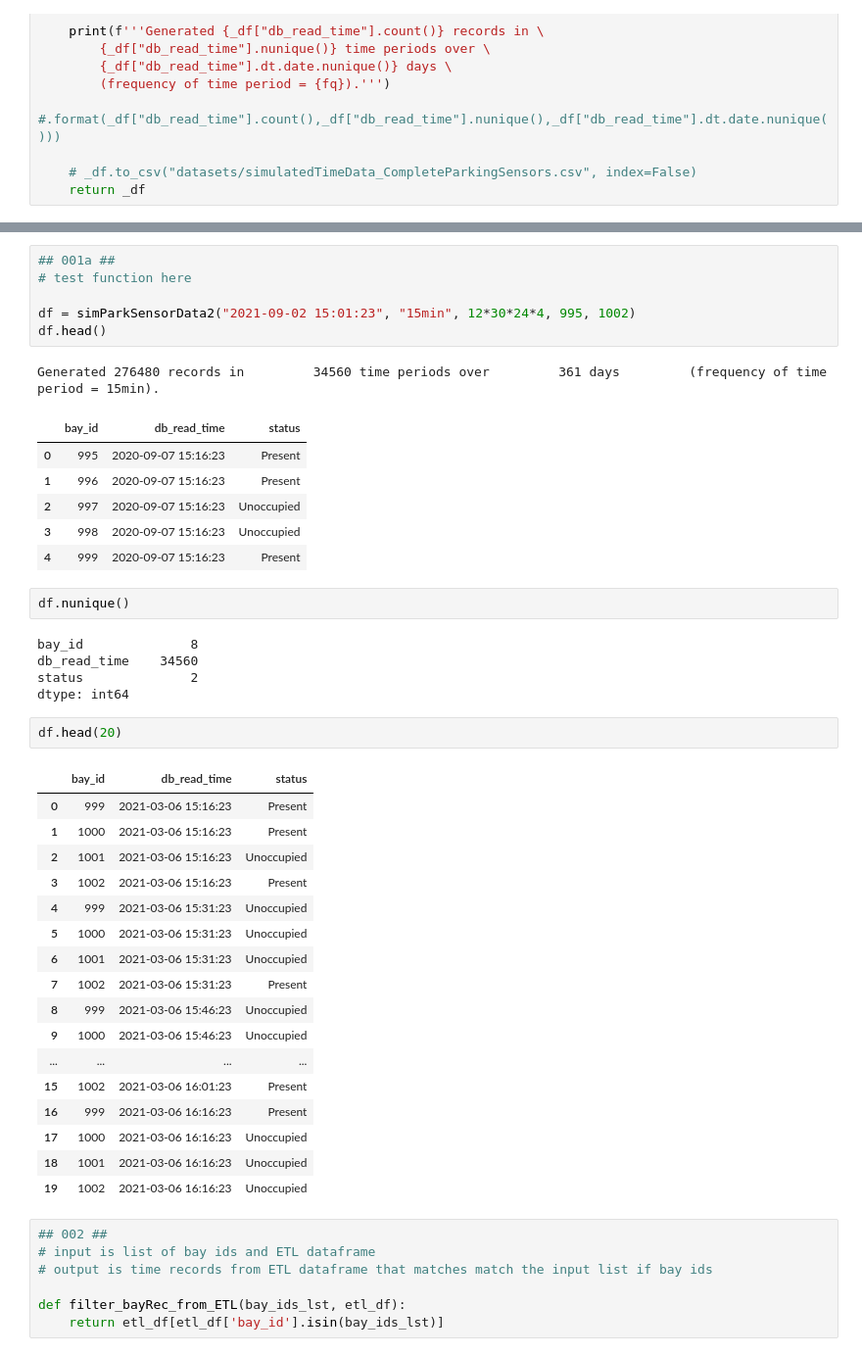
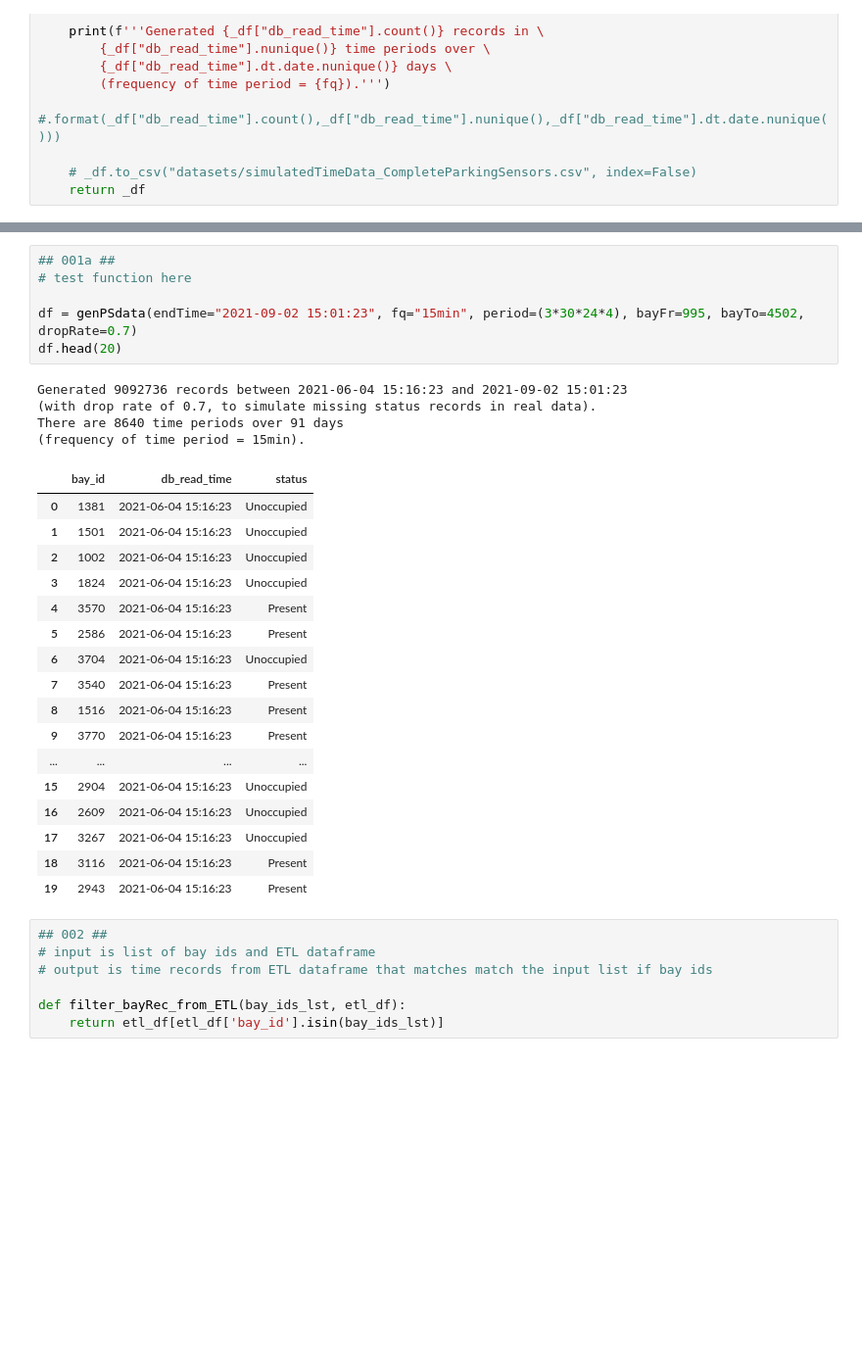
Before and after one commit to Chameleon-company/MOP, a Jupyter notebook: Albert/8lb_time_filters.ipynb, the cells around one changed output, grey strips where cells are left out. Shown at 98% size. Drawn from its saved outputs; the diff is of its cells as text; blank space fills up the shorter version.

```diff
--- a/Albert/8lb_time_filters.ipynb
+++ b/Albert/8lb_time_filters.ipynb
@@ -95,44 +138,31 @@ def simParkSensorData2(endTime, fq, per, bayFr, bayTo):
 # %%
 ## 001a ##
 # test function here
 
-df = simParkSensorData2("2021-09-02 15:01:23", "15min", 12*30*24*4, 995, 1002)
-df.head()
+df = genPSdata(endTime="2021-09-02 15:01:23", fq="15min", period=(3*30*24*4), bayFr=995, bayTo=4502, dropRate=0.7)
+df.head(20)
 # %% [output]
-Generated 276480 records in         34560 time periods over         361 days         (frequency of time period = 15min).
+Generated 9092736 records between 2021-06-04 15:16:23 and 2021-09-02 15:01:23
+(with drop rate of 0.7, to simulate missing status records in real data).
+There are 8640 time periods over 91 days
+(frequency of time period = 15min).
 |  | bay_id | db_read_time | status |
-| 0 | 995 | 2020-09-07 15:16:23 | Present |
-| 1 | 996 | 2020-09-07 15:16:23 | Present |
-| 2 | 997 | 2020-09-07 15:16:23 | Unoccupied |
-| 3 | 998 | 2020-09-07 15:16:23 | Unoccupied |
-| 4 | 999 | 2020-09-07 15:16:23 | Present |
+| 0 | 1381 | 2021-06-04 15:16:23 | Unoccupied |
+| 1 | 1501 | 2021-06-04 15:16:23 | Unoccupied |
+| 2 | 1002 | 2021-06-04 15:16:23 | Unoccupied |
+| 3 | 1824 | 2021-06-04 15:16:23 | Unoccupied |
+| 4 | 3570 | 2021-06-04 15:16:23 | Present |
+| 5 | 2586 | 2021-06-04 15:16:23 | Present |
+| 6 | 3704 | 2021-06-04 15:16:23 | Unoccupied |
+| 7 | 3540 | 2021-06-04 15:16:23 | Present |
+| 8 | 1516 | 2021-06-04 15:16:23 | Present |
+| 9 | 3770 | 2021-06-04 15:16:23 | Present |
+| ... | ... | ... | ... |
+| 15 | 2904 | 2021-06-04 15:16:23 | Unoccupied |
+| 16 | 2609 | 2021-06-04 15:16:23 | Unoccupied |
+| 17 | 3267 | 2021-06-04 15:16:23 | Unoccupied |
+| 18 | 3116 | 2021-06-04 15:16:23 | Present |
+| 19 | 2943 | 2021-06-04 15:16:23 | Present |
-# %%
-df.nunique()
-# %% [output]
-bay_id              8
-db_read_time    34560
-status              2
-dtype: int64
-# %%
-df.head(20)
-# %% [output]
-|  | bay_id | db_read_time | status |
-| 0 | 999 | 2021-03-06 15:16:23 | Present |
-| 1 | 1000 | 2021-03-06 15:16:23 | Present |
-| 2 | 1001 | 2021-03-06 15:16:23 | Unoccupied |
-| 3 | 1002 | 2021-03-06 15:16:23 | Present |
-| 4 | 999 | 2021-03-06 15:31:23 | Unoccupied |
-| 5 | 1000 | 2021-03-06 15:31:23 | Unoccupied |
-| 6 | 1001 | 2021-03-06 15:31:23 | Unoccupied |
-| 7 | 1002 | 2021-03-06 15:31:23 | Present |
-| 8 | 999 | 2021-03-06 15:46:23 | Unoccupied |
-| 9 | 1000 | 2021-03-06 15:46:23 | Unoccupied |
-| ... | ... | ... | ... |
-| 15 | 1002 | 2021-03-06 16:01:23 | Present |
-| 16 | 999 | 2021-03-06 16:16:23 | Present |
-| 17 | 1000 | 2021-03-06 16:16:23 | Unoccupied |
-| 18 | 1001 | 2021-03-06 16:16:23 | Unoccupied |
-| 19 | 1002 | 2021-03-06 16:16:23 | Unoccupied |
 # %%
 ## 002 ##
 # input is list of bay ids and ETL dataframe
```
Also changed, not shown: parts of 7 cells of this notebook, 11 other files.
